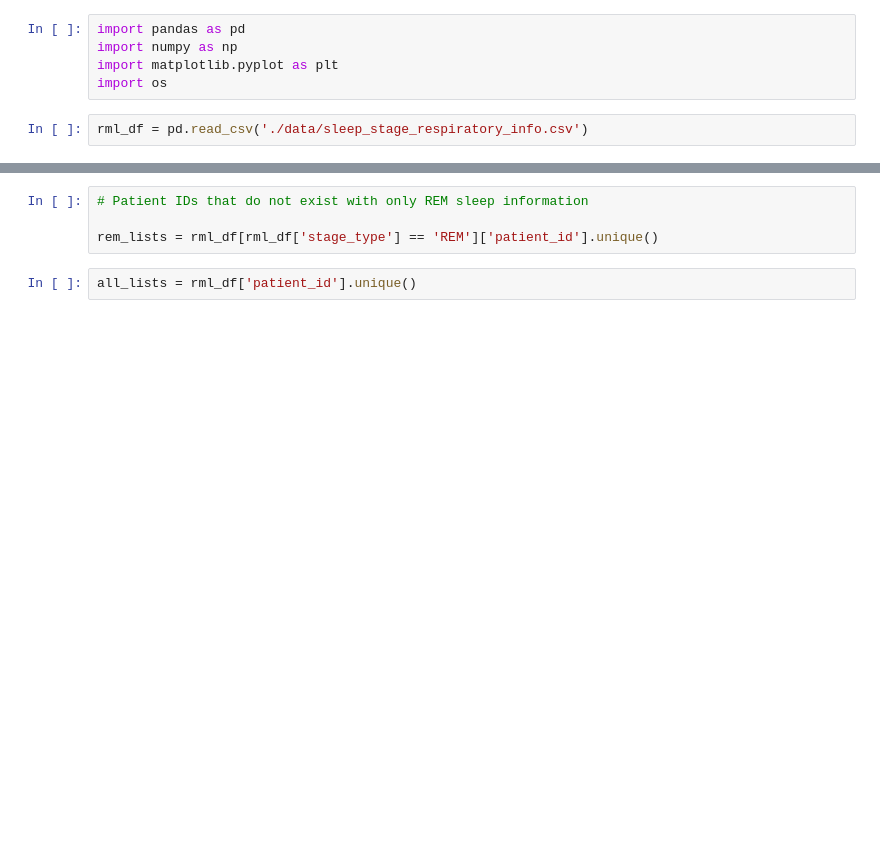
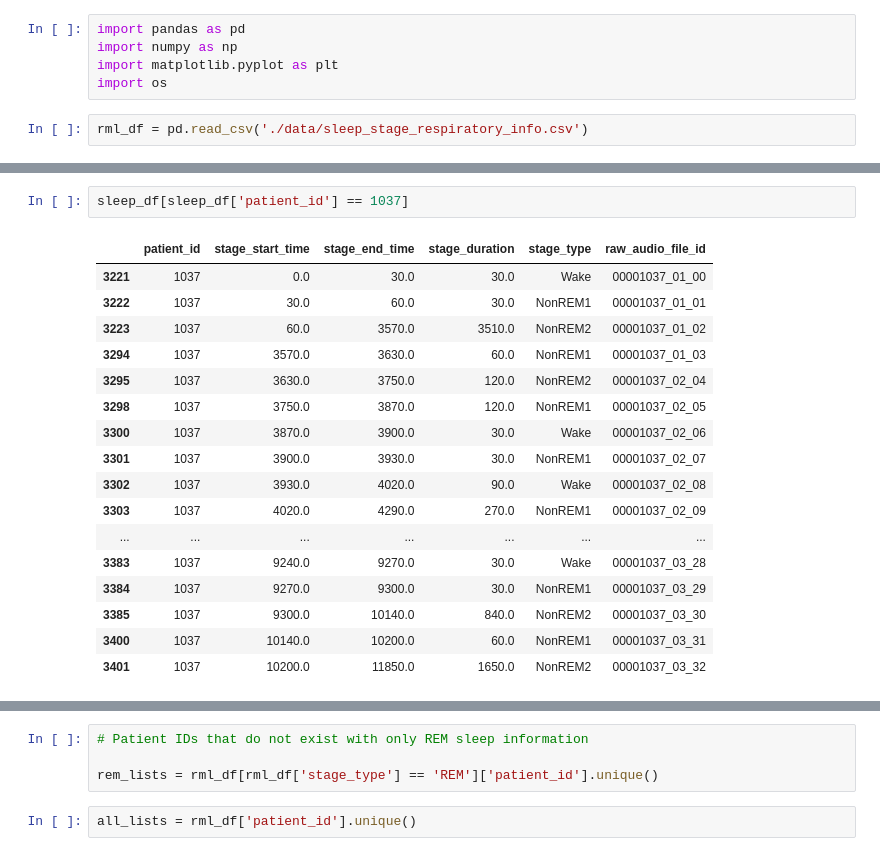
Before and after one commit to spear011/PSG-Audio, a Jupyter notebook: sleep_satge_csv_EDA.ipynb, the cells around one changed output, grey strips where cells are left out. Cells and saved outputs as stored; diff of their text form; blank space fills up the shorter version.

```diff
--- a/sleep_satge_csv_EDA.ipynb
+++ b/sleep_satge_csv_EDA.ipynb
@@ -33,0 +35,20 @@ Name: stage_type, dtype: int64
+# %%
+sleep_df[sleep_df['patient_id'] == 1037]
+# %% [output]
+|  | patient_id | stage_start_time | stage_end_time | stage_duration | stage_type | raw_audio_file_id |
+| 3221 | 1037 | 0.0 | 30.0 | 30.0 | Wake | 00001037_01_00 |
+| 3222 | 1037 | 30.0 | 60.0 | 30.0 | NonREM1 | 00001037_01_01 |
+| 3223 | 1037 | 60.0 | 3570.0 | 3510.0 | NonREM2 | 00001037_01_02 |
+| 3294 | 1037 | 3570.0 | 3630.0 | 60.0 | NonREM1 | 00001037_01_03 |
+| 3295 | 1037 | 3630.0 | 3750.0 | 120.0 | NonREM2 | 00001037_02_04 |
+| 3298 | 1037 | 3750.0 | 3870.0 | 120.0 | NonREM1 | 00001037_02_05 |
+| 3300 | 1037 | 3870.0 | 3900.0 | 30.0 | Wake | 00001037_02_06 |
+| 3301 | 1037 | 3900.0 | 3930.0 | 30.0 | NonREM1 | 00001037_02_07 |
+| 3302 | 1037 | 3930.0 | 4020.0 | 90.0 | Wake | 00001037_02_08 |
+| 3303 | 1037 | 4020.0 | 4290.0 | 270.0 | NonREM1 | 00001037_02_09 |
+| ... | ... | ... | ... | ... | ... | ... |
+| 3383 | 1037 | 9240.0 | 9270.0 | 30.0 | Wake | 00001037_03_28 |
+| 3384 | 1037 | 9270.0 | 9300.0 | 30.0 | NonREM1 | 00001037_03_29 |
+| 3385 | 1037 | 9300.0 | 10140.0 | 840.0 | NonREM2 | 00001037_03_30 |
+| 3400 | 1037 | 10140.0 | 10200.0 | 60.0 | NonREM1 | 00001037_03_31 |
+| 3401 | 1037 | 10200.0 | 11850.0 | 1650.0 | NonREM2 | 00001037_03_32 |
```
Also changed, not shown: parts of 15 cells of this notebook, 5 other files.
